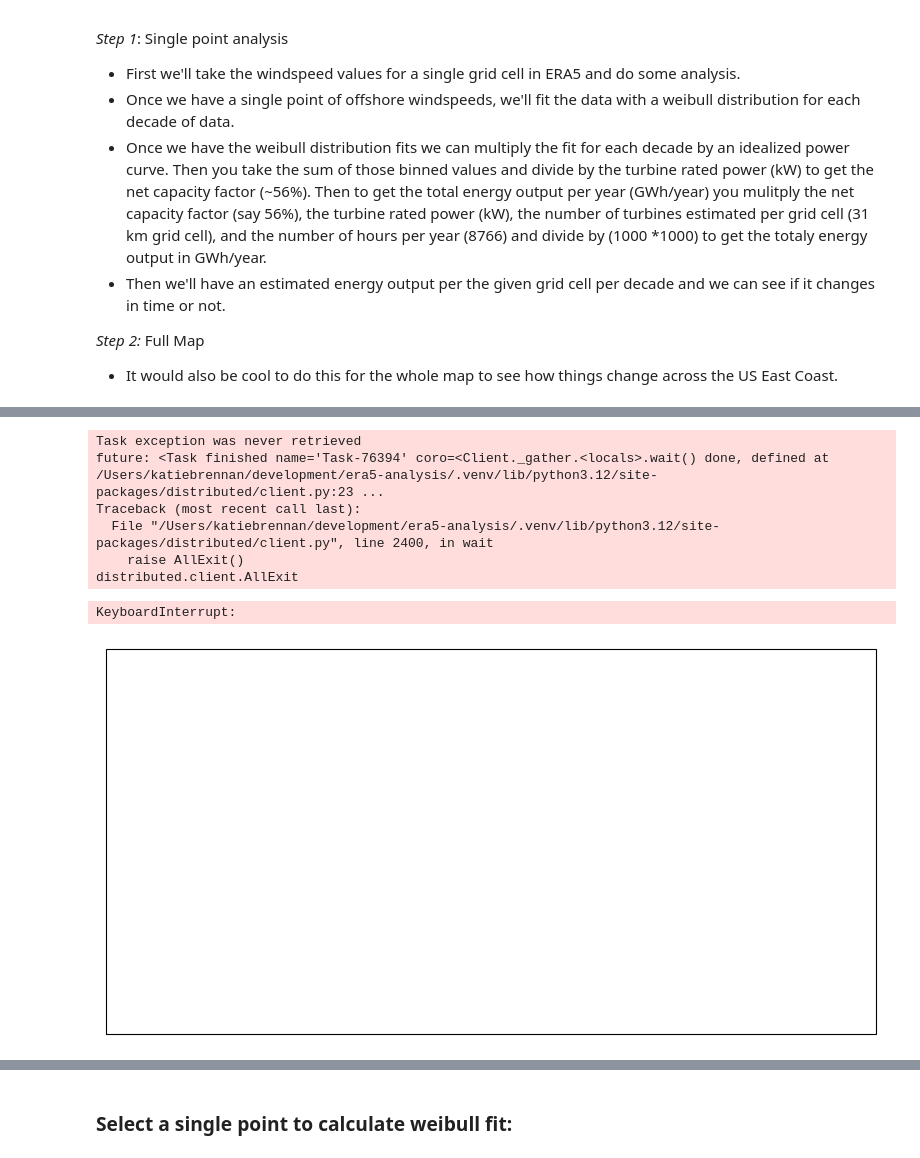
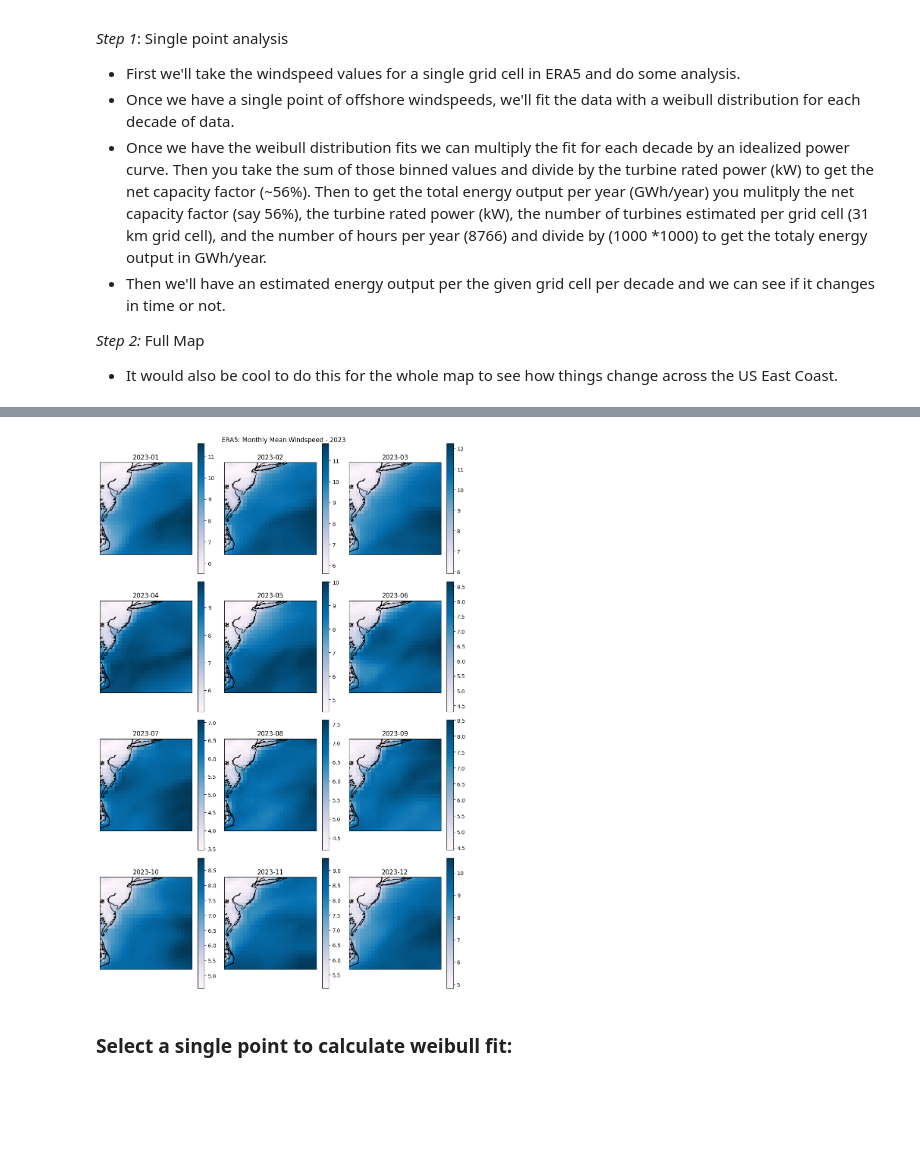
Before and after one commit to kbren/era5-analysis, a Jupyter notebook: notebooks/load_era5_data.ipynb, the cells around one changed output, grey strips where cells are left out. Cells and saved outputs as stored; diff of their text form; code cells hidden in the pictures; blank space fills up the shorter version.

```diff
--- a/notebooks/load_era5_data.ipynb
+++ b/notebooks/load_era5_data.ipynb
@@ -31,2 +39,2 @@ client
 # %%
-full_era5_ds = kwindy.load_era5_from_cloud(desired_chunks={'time':'100M'})
+full_era5_ds = kwindy.open_era5_from_cloud(desired_chunks={'time':'100M'})
@@ -67,0 +43,11 @@ era5_wind_ds = era5_wind_ds.sel(time=slice('2014-01-01','2024-04-30'))
+# %%
+wind_variables = [
+    "100m_u_component_of_wind",
+    "100m_v_component_of_wind",
+    "2m_temperature",
+    "significant_height_of_combined_wind_waves_and_swell",
+    "sea_surface_temperature",
+    'air_density_over_the_oceans'
+    ]
+
+era5_wind_ds = kwindy.subsample_era5_variables(full_era5_ds, wind_variables)
@@ -68,4 +56,2 @@ era5_wind_ds = era5_wind_ds.sel(time=slice('2014-01-01','2024-04-30'))
 # %%
 era5_USeast = era5_wind_ds.sel(longitude=slice(360-76,360-70),latitude=slice(41,35))
-era5_USeast = era5_USeast.chunk({'time':'100M', 'latitude':'100M', 'longitude':'100M'})
-era5_USeast
@@ -159,3 +60,5 @@ windspeed = kwindy.calc_windspeed(
     era5_USeast['100m_u_component_of_wind'],
     era5_USeast['100m_v_component_of_wind'],
     )
+
+monmn_windspeed = windspeed.sel(time=slice('2023-01-01','2023-12-31')).resample(time='ME').mean()
@@ -202,20 +65,15 @@ plt.plot(plot_ws)
-# %%
-fig, ax = plt.subplots(figsize=(10, 5), subplot_kw={'projection': ccrs.PlateCarree()})
-
-plot_var = era5_USeast.isel(time=0).significant_height_of_combined_wind_waves_and_swell
-plot_var.plot(
-    ax=ax, transform=ccrs.PlateCarree(), cmap='PuBu',add_colorbar=True
-    )
-plt.scatter(era5_USeast.longitude.values[10],era5_USeast.latitude.values[10], color='r')
-
-ax.set_title('ERA5: Significant Wave Height')
-ax.coastlines()
-# %% [output]
-Task exception was never retrieved
-future: <Task finished name='Task-76394' coro=<Client._gather.<locals>.wait() done, defined at /Users/katiebrennan/development/era5-analysis/.venv/lib/python3.12/site-packages/distributed/client.py:23 ...
-Traceback (most recent call last):
-  File "/Users/katiebrennan/development/era5-analysis/.venv/lib/python3.12/site-packages/distributed/client.py", line 2400, in wait
-    raise AllExit()
-distributed.client.AllExit
-KeyboardInterrupt:
-[figure, removed]
+# %%
+fig, axs = plt.subplots(4,3,figsize=(10, 12), subplot_kw={'projection': ccrs.PlateCarree()})
+ax = axs.flatten()
+
+for i, mon in enumerate(monmn_windspeed.time.values):
+    print(f'Working on {mon}')
+    plot = monmn_windspeed.sel(time=mon).plot(ax=ax[i], cmap='PuBu')
+    plot.set_label('m/s')
+
+    ax[i].coastlines()
+    ax[i].set_title(str(mon)[0:7])
+
+plt.suptitle('ERA5: Monthly Mean Windspeed - 2023')
+plt.tight_layout()
+# %% [output]
@@ -222,3 +92,4 @@ KeyboardInterrupt:
+[figure, added]
 # %% [markdown]
 ### Select a single point to calculate weibull fit:
 # %%
```
Also changed, not shown: parts of 19 cells of this notebook.
